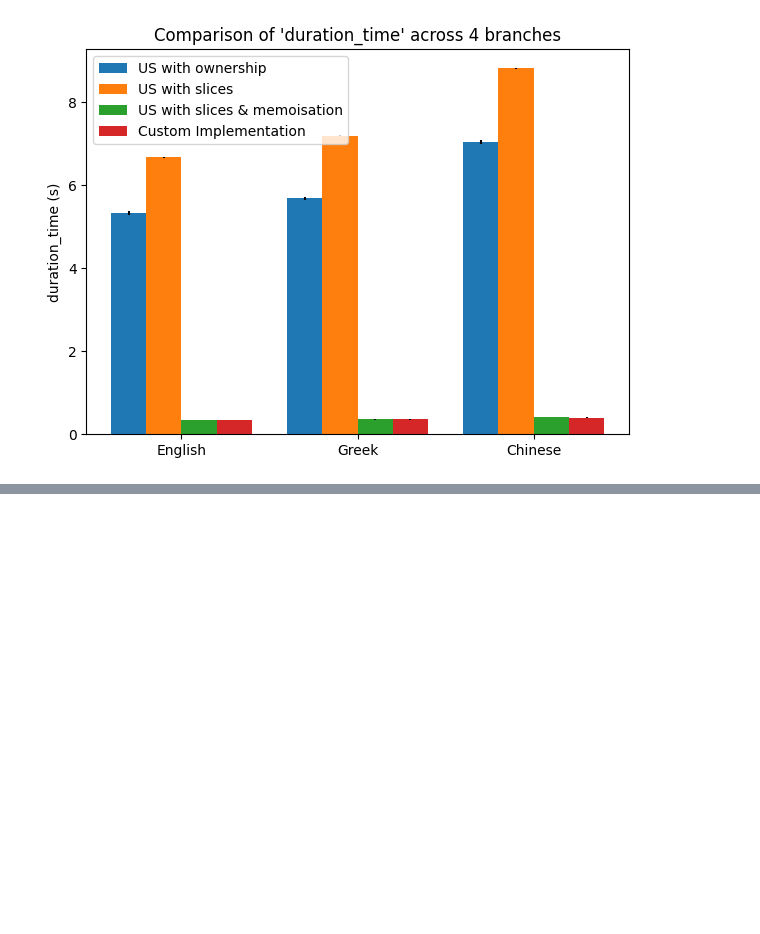
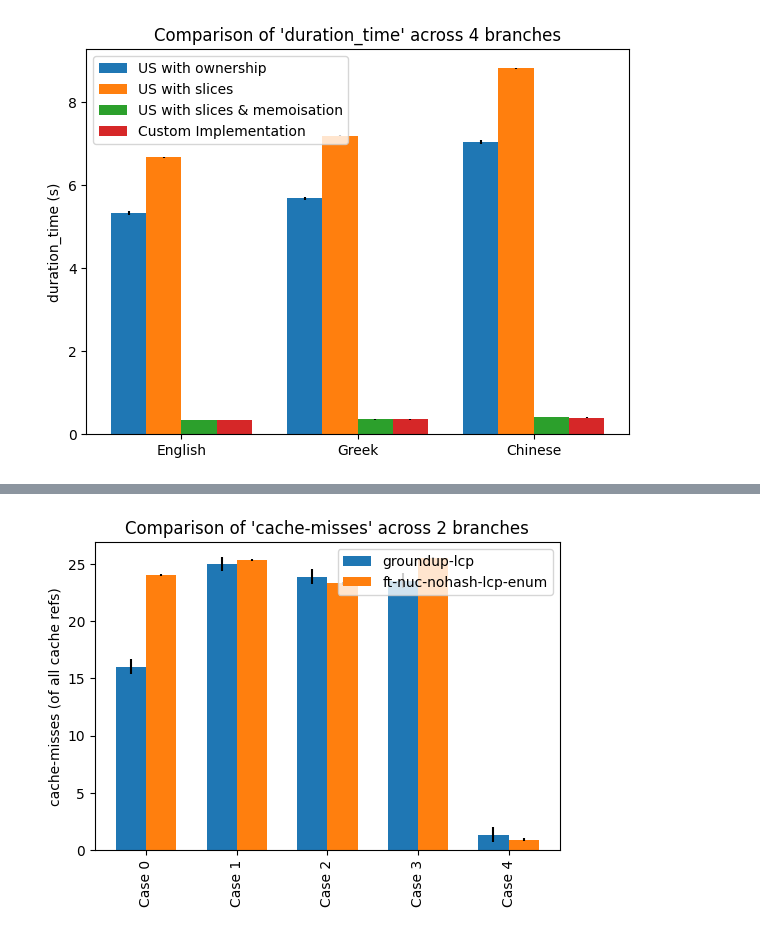
Before and after one commit to a-hutton/fc-benchmarker, a Jupyter notebook: Report.ipynb, the cells around one changed output, grey strips where cells are left out. Cells and saved outputs as stored; diff of their text form; code cells hidden in the pictures; blank space fills up the shorter version.

```diff
--- a/Report.ipynb
+++ b/Report.ipynb
@@ -127,0 +259,3 @@ perf.plot_formula_comparison(perf.PerfEvent.DURATION_TIME, strings_bench_results
+# %%
+test_runner = marker.Benchmarker("/home/ahutton/dev/uni/Part D Project/fc-implementation")
+test_runner.repo.list_branches()
@@ -127,0 +298,11 @@ perf.plot_formula_comparison(perf.PerfEvent.DURATION_TIME, strings_bench_results
+# %%
+formula = '$U = a ";" b && ¬∃ p ∃ s b = p ";" s'
+
+words = ['aaabbbb;cccc;ddd;zzz', 'aaaaa;bb', ';', 'hello there',
+         "actually quite a lot to say here;lskdjf slkdfjlskdfjhlskjdhflskjdhflksjdhflksjdhf;sdfkjhsdlfkjhsdlfkjhsldkfjhsldkjfhslkdjfhlskdjfhlskdjfhlskjdfhslkdjfhslkdjfhsldkjfhsdfs ;sjklj"]
+# %%
+results = test_runner.benchmark_branches(
+    cases=fc_test_cases(formula, *words),
+    branches=["groundup-lcp", "ft-nuc-nohash-lcp-enum"],
+    num_trials=3
+)
@@ -127,0 +357,4 @@ perf.plot_formula_comparison(perf.PerfEvent.DURATION_TIME, strings_bench_results
+# %%
+plot_formula_comparison(PerfEvent.CACHE_MISSES, results,  perc=True)
+# %% [output]
+[figure, added]
```
Also changed, not shown: parts of 14 cells of this notebook.
